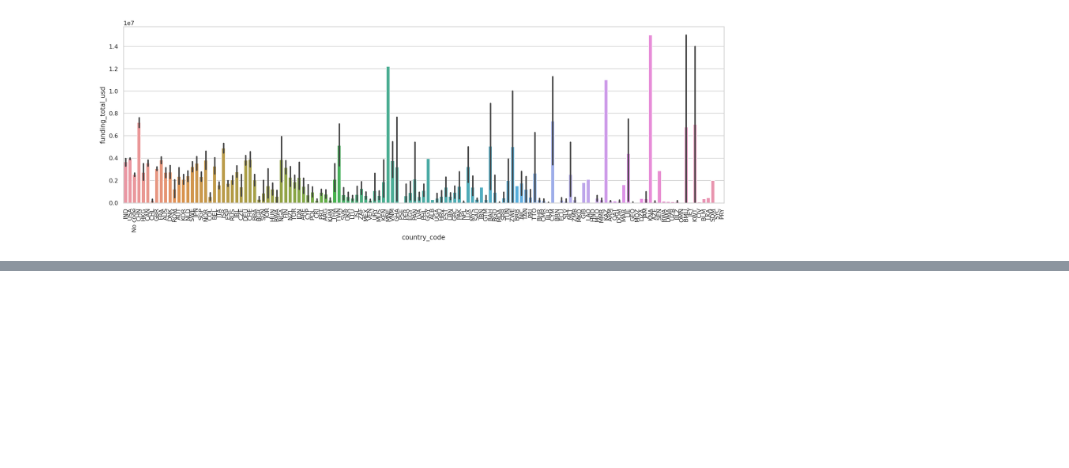
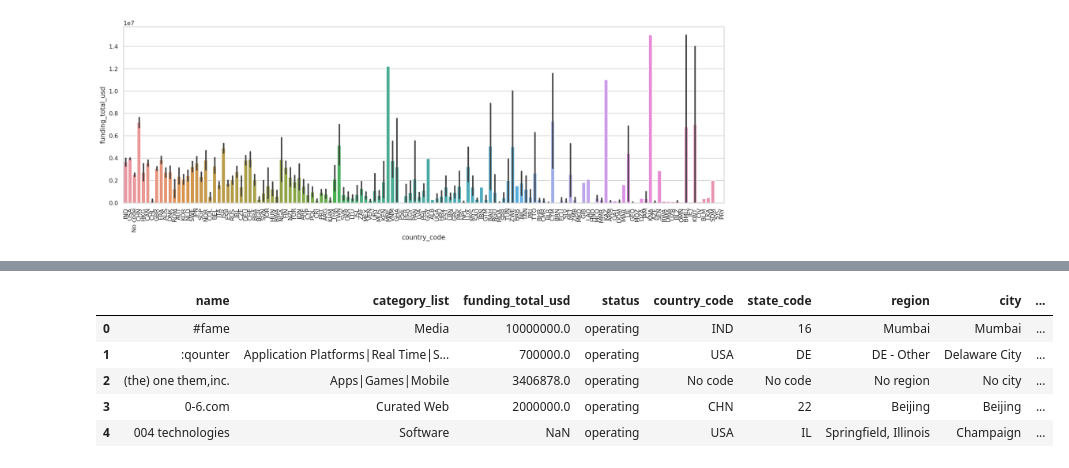
Before and after one commit to NileshCT/EDA_PROJECT, a Jupyter notebook: EDA_Project.ipynb, the cells around one changed output, grey strips where cells are left out. Saved outputs shown, nothing was run; the diff lists cells and outputs as text; code cells hidden in the pictures; blank space fills up the shorter version.

```diff
--- a/EDA_Project.ipynb
+++ b/EDA_Project.ipynb
@@ -606,0 +641,5 @@ plt.xticks(rotation=90)
+# %%
+#Removeing Stop Words From Data
+import nltk
+nltk.download('stopwords')
+stopwords = nltk.corpus.stopwords.words("english")
@@ -606,0 +649,3 @@ plt.xticks(rotation=90)
+# %%
+sw = stopwords[:]
+print("Number of stopwords: ", len(sw))
@@ -606,0 +654,11 @@ plt.xticks(rotation=90)
+# %%
+def stopwords(text):
+    '''a function for removing the stopword'''
+    # removing the stop words and lowercasing the selected words
+    text = [word.lower() for word in text.split() if word.lower() not in sw]
+    # joining the list of words with space separator
+    return " ".join(text)
+# %%
+#Lets remove the stopwords from status column.
+info['status'] = info['status'].apply(stopwords)
+data.head(5)
@@ -606,0 +672,11 @@ plt.xticks(rotation=90)
+# %%
+#Lets remove the stopwords from name column.
+info['name'] = info['name'].apply(stopwords)
+info.head()
+# %% [output]
+|  | name | category_list | funding_total_usd | status | country_code | state_code | region | city | ... |
+| 0 | #fame | Media | 10000000.0 | operating | IND | 16 | Mumbai | Mumbai | ... |
+| 1 | :qounter | Application Platforms|Real Time|S... | 700000.0 | operating | USA | DE | DE - Other | Delaware City | ... |
+| 2 | (the) one them,inc. | Apps|Games|Mobile | 3406878.0 | operating | No code | No code | No region | No city | ... |
+| 3 | 0-6.com | Curated Web | 2000000.0 | operating | CHN | 22 | Beijing | Beijing | ... |
+| 4 | 004 technologies | Software | NaN | operating | USA | IL | Springfield, Illinois | Champaign | ... |
```
Also changed, not shown: parts of 30 cells of this notebook.
